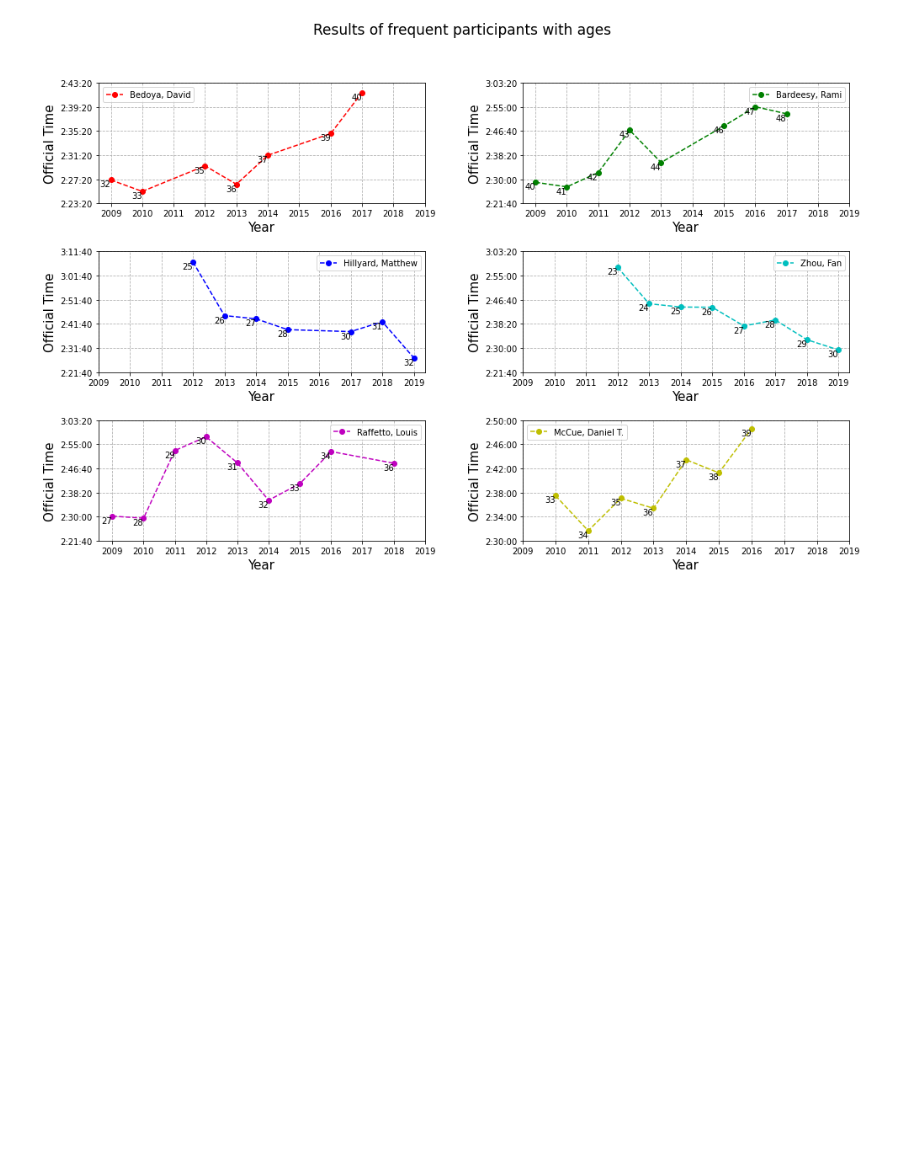
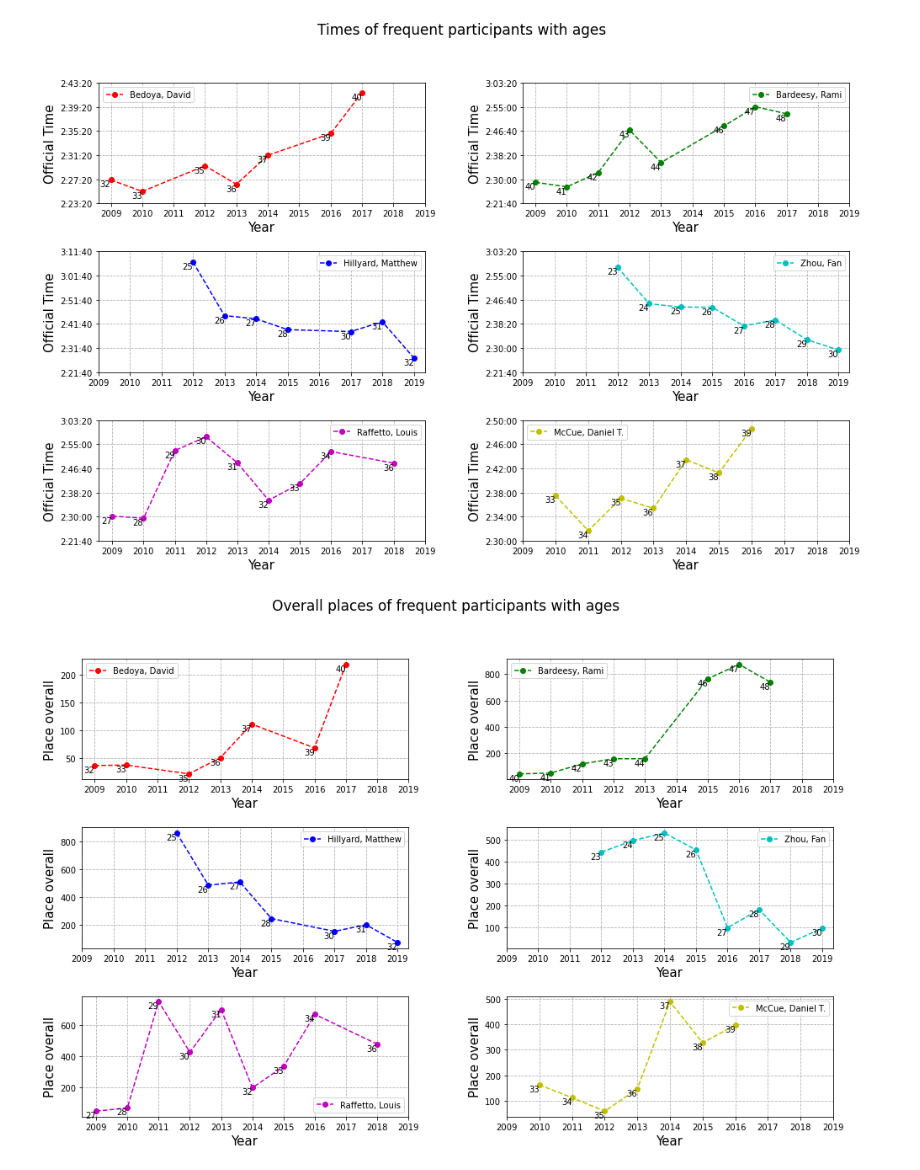
Before and after one commit to tadeq/Boston-marathon-data-analysis, a Jupyter notebook: data_analysis.ipynb, the cells around one changed output. Drawn from its saved outputs; the diff is of its cells as text; code cells hidden in the pictures; blank space fills up the shorter version.

```diff
--- a/data_analysis.ipynb
+++ b/data_analysis.ipynb
@@ -432,2 +432,23 @@ plt.show()
 # %% [output]
 [figure]
+# %%
+colors = ['r', 'g', 'b', 'c', 'm', 'y']
+fig = plt.figure()
+fig.subplots_adjust(hspace=0.4, wspace=0.3)
+fig.set_size_inches(16,10)
+fig.tight_layout(pad=4)
+fig.suptitle('Overall places of frequent participants with ages', fontsize=17)
+for index, (name, results) in enumerate(results_dict.items()):
+    ax = fig.add_subplot(3, 2, index+1)
+    ax.plot(results['Year'], results['Overall'], linestyle='--', marker='o', color=colors[index], label=name)
+    for r in results.iterrows():
+        ax.annotate(r[1]['Age'], (r[1]['Year'], r[1]['Overall']), horizontalalignment='right', verticalalignment='top')
+    ax.set_xlabel('Year', fontsize=15)
+    ax.set_ylabel('Place overall', fontsize=15)
+    ax.set_xticks(np.arange(2009, 2020))
+    ax.set_xticklabels(np.arange(2009, 2020))
+    ax.legend()
+    plt.grid(linestyle='--')
+plt.savefig('img/frequent_participants_places.png')
+# %% [output]
+[figure, added]
```
Also changed, not shown: parts of 26 cells of this notebook.
